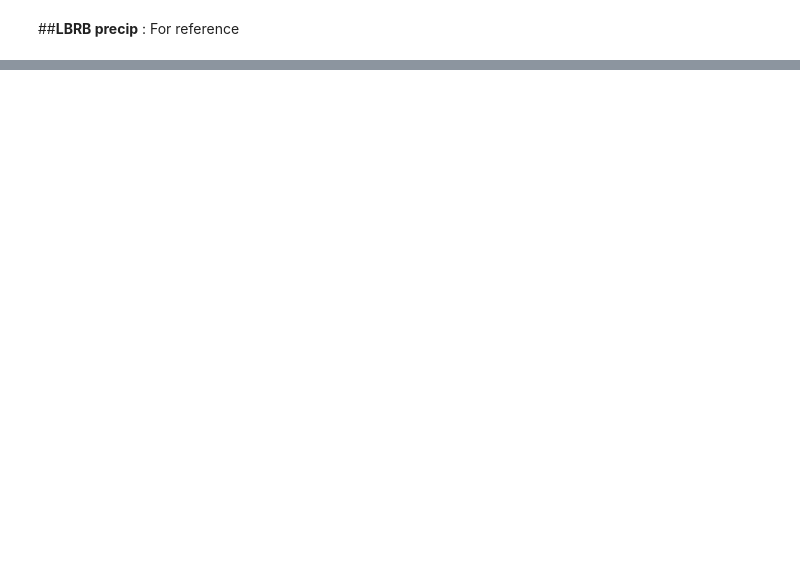
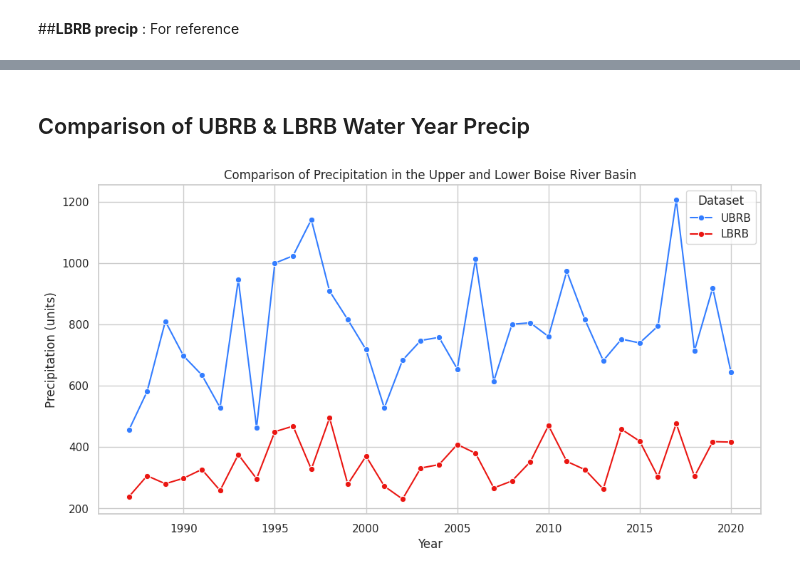
Before and after one commit to carlibeisel/Drains_Lower_Boise_River, a Jupyter notebook: *UBRB_precip.ipynb, the cells around one changed output, grey strips where cells are left out. Saved outputs shown, nothing was run; the diff lists cells and outputs as text; code cells hidden in the pictures; blank space fills up the shorter version.

```diff
--- a/*UBRB_precip.ipynb
+++ b/*UBRB_precip.ipynb
@@ -238,0 +383,33 @@ Data downloaded to /content/drive/MyDrive/Data/Drains_Lower_Boise_River/data_out
+# %% [markdown]
+## Comparison of UBRB & LBRB Water Year Precip
+# %%
+ubrb = pd.read_csv('/content/drive/MyDrive/Data/Model Modifications/UBRB_precip/ubrb_prcp.csv')
+lbrb = pd.read_csv('/content/drive/MyDrive/Data/Model Modifications/UBRB_precip/lbrb_prcp.csv')
+
+# Add an identifier column to each DataFrame
+ubrb['Dataset'] = 'UBRB'
+lbrb['Dataset'] = 'LBRB'
+
+# Combine the datasets into one DataFrame
+combined_df = pd.concat([ubrb, lbrb])
+
+
+plt.figure(figsize=(12, 6))
+
+#specify color
+palette = {'UBRB': '#337DFF',  # Blue
+           'LBRB': '#EA1612'}  # Red
+
+sns.lineplot(x='year', y='precip', hue='Dataset', data=combined_df, palette=palette, marker='o')
+
+plt.title('Comparison of Precipitation in the Upper and Lower Boise River Basin')
+plt.xlabel('Year')
+plt.ylabel('Precipitation (units)')
+plt.legend(title='Dataset')
+
+plt.savefig('/content/drive/MyDrive/Carli Thesis/Figures/Model Figures/UBRB_LBRB_WY_Precip.tiff', format='tiff', dpi=300, bbox_inches='tight')
+
+plt.show()
+plt.close()
+# %% [output]
+[figure, added]
```
Also changed, not shown: parts of 14 cells of this notebook.
